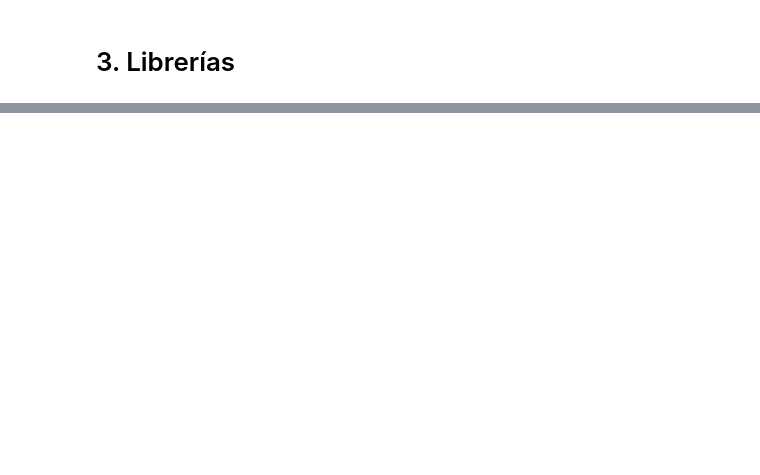
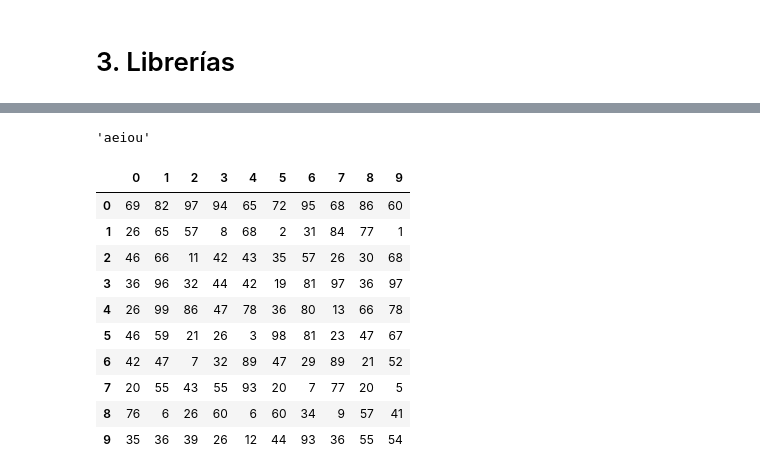
Before and after one commit to alejo-acosta/curso-python-ciee, a Jupyter notebook: 3.0-librerias.ipynb, the cells around one changed output, grey strips where cells are left out. Saved outputs shown, nothing was run; the diff lists cells and outputs as text; code cells hidden in the pictures; blank space fills up the shorter version.

```diff
--- a/3.0-librerias.ipynb
+++ b/3.0-librerias.ipynb
@@ -101,0 +136,19 @@
+# %%
+unidecode('áéíóú')
+# %% [output]
+'aeiou'
+# %%
+mesh = pd.DataFrame(random.randint(1, 100, (10,10)))
+mesh
+# %% [output]
+|  | 0 | 1 | 2 | 3 | 4 | 5 | 6 | 7 | 8 | 9 |
+| 0 | 69 | 82 | 97 | 94 | 65 | 72 | 95 | 68 | 86 | 60 |
+| 1 | 26 | 65 | 57 | 8 | 68 | 2 | 31 | 84 | 77 | 1 |
+| 2 | 46 | 66 | 11 | 42 | 43 | 35 | 57 | 26 | 30 | 68 |
+| 3 | 36 | 96 | 32 | 44 | 42 | 19 | 81 | 97 | 36 | 97 |
+| 4 | 26 | 99 | 86 | 47 | 78 | 36 | 80 | 13 | 66 | 78 |
+| 5 | 46 | 59 | 21 | 26 | 3 | 98 | 81 | 23 | 47 | 67 |
+| 6 | 42 | 47 | 7 | 32 | 89 | 47 | 29 | 89 | 21 | 52 |
+| 7 | 20 | 55 | 43 | 55 | 93 | 20 | 7 | 77 | 20 | 5 |
+| 8 | 76 | 6 | 26 | 60 | 6 | 60 | 34 | 9 | 57 | 41 |
+| 9 | 35 | 36 | 39 | 26 | 12 | 44 | 93 | 36 | 55 | 54 |
```
Also changed, not shown: parts of 14 cells of this notebook, 4 other files.
